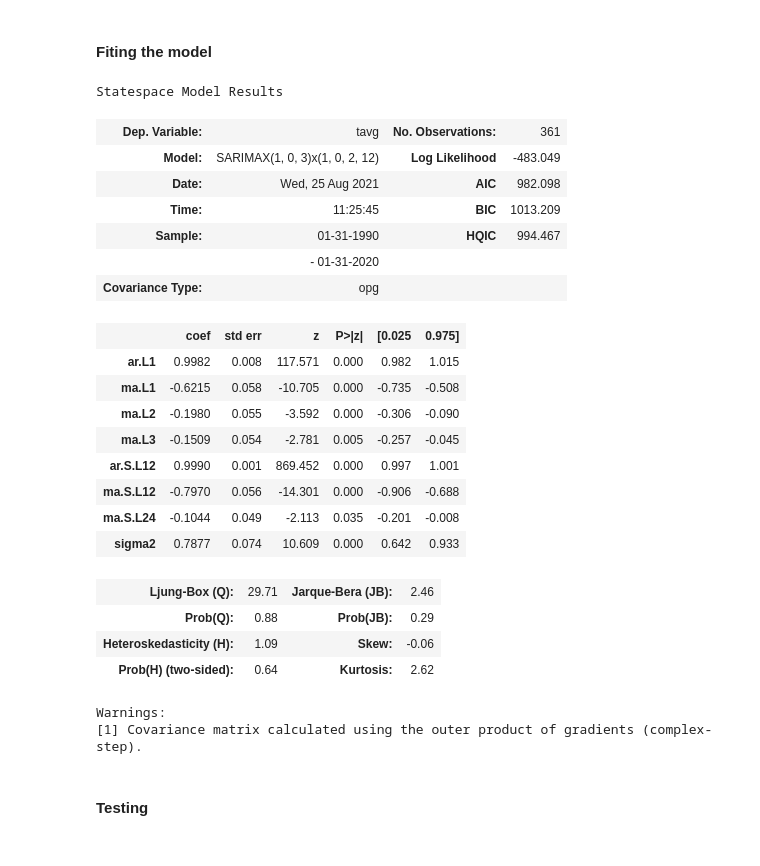
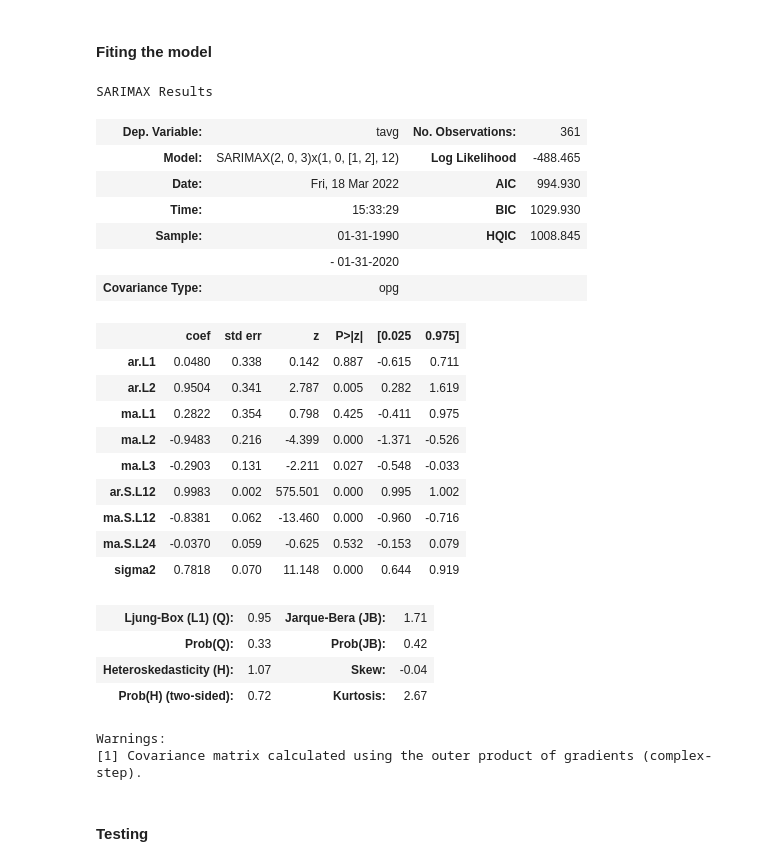
Before and after one commit to Hamid-abdellaoui/Crop-yield-prediction, a Jupyter notebook: croprediction.ipynb, the cells around one changed output. Cells and saved outputs as stored; diff of their text form; code cells hidden in the pictures.

```diff
--- a/croprediction.ipynb
+++ b/croprediction.ipynb
@@ -338,31 +366,32 @@ train.head()
 # %%
 from statsmodels.tsa.statespace.sarimax import SARIMAX
 # %%
-model = SARIMAX(train['tavg'],order=(1, 0, 3),seasonal_order=(1, 0, 2, 12))
+model = SARIMAX(train['tavg'],order=(2, 0, 3),seasonal_order=(1, 0, 2, 12))
 results = model.fit()
 results.summary()
 # %% [output]
-Statespace Model Results
+SARIMAX Results
 | Dep. Variable: | tavg | No. Observations: | 361 |
-| Model: | SARIMAX(1, 0, 3)x(1, 0, 2, 12) | Log Likelihood | -483.049 |
-| Date: | Wed, 25 Aug 2021 | AIC | 982.098 |
-| Time: | 11:25:45 | BIC | 1013.209 |
-| Sample: | 01-31-1990 | HQIC | 994.467 |
+| Model: | SARIMAX(2, 0, 3)x(1, 0, [1, 2], 12) | Log Likelihood | -488.465 |
+| Date: | Fri, 18 Mar 2022 | AIC | 994.930 |
+| Time: | 15:33:29 | BIC | 1029.930 |
+| Sample: | 01-31-1990 | HQIC | 1008.845 |
 |  | - 01-31-2020 |  |  |
 | Covariance Type: | opg |  |  |
 |  | coef | std err | z | P>|z| | [0.025 | 0.975] |
-| ar.L1 | 0.9982 | 0.008 | 117.571 | 0.000 | 0.982 | 1.015 |
-| ma.L1 | -0.6215 | 0.058 | -10.705 | 0.000 | -0.735 | -0.508 |
-| ma.L2 | -0.1980 | 0.055 | -3.592 | 0.000 | -0.306 | -0.090 |
-| ma.L3 | -0.1509 | 0.054 | -2.781 | 0.005 | -0.257 | -0.045 |
-| ar.S.L12 | 0.9990 | 0.001 | 869.452 | 0.000 | 0.997 | 1.001 |
-| ma.S.L12 | -0.7970 | 0.056 | -14.301 | 0.000 | -0.906 | -0.688 |
-| ma.S.L24 | -0.1044 | 0.049 | -2.113 | 0.035 | -0.201 | -0.008 |
-| sigma2 | 0.7877 | 0.074 | 10.609 | 0.000 | 0.642 | 0.933 |
+| ar.L1 | 0.0480 | 0.338 | 0.142 | 0.887 | -0.615 | 0.711 |
+| ar.L2 | 0.9504 | 0.341 | 2.787 | 0.005 | 0.282 | 1.619 |
+| ma.L1 | 0.2822 | 0.354 | 0.798 | 0.425 | -0.411 | 0.975 |
+| ma.L2 | -0.9483 | 0.216 | -4.399 | 0.000 | -1.371 | -0.526 |
+| ma.L3 | -0.2903 | 0.131 | -2.211 | 0.027 | -0.548 | -0.033 |
+| ar.S.L12 | 0.9983 | 0.002 | 575.501 | 0.000 | 0.995 | 1.002 |
+| ma.S.L12 | -0.8381 | 0.062 | -13.460 | 0.000 | -0.960 | -0.716 |
+| ma.S.L24 | -0.0370 | 0.059 | -0.625 | 0.532 | -0.153 | 0.079 |
+| sigma2 | 0.7818 | 0.070 | 11.148 | 0.000 | 0.644 | 0.919 |
-| Ljung-Box (Q): | 29.71 | Jarque-Bera (JB): | 2.46 |
-| Prob(Q): | 0.88 | Prob(JB): | 0.29 |
-| Heteroskedasticity (H): | 1.09 | Skew: | -0.06 |
-| Prob(H) (two-sided): | 0.64 | Kurtosis: | 2.62 |
+| Ljung-Box (L1) (Q): | 0.95 | Jarque-Bera (JB): | 1.71 |
+| Prob(Q): | 0.33 | Prob(JB): | 0.42 |
+| Heteroskedasticity (H): | 1.07 | Skew: | -0.04 |
+| Prob(H) (two-sided): | 0.72 | Kurtosis: | 2.67 |
 Warnings:
 [1] Covariance matrix calculated using the outer product of gradients (complex-step).
 # %% [markdown]
```
Also changed, not shown: parts of 68 cells of this notebook.
